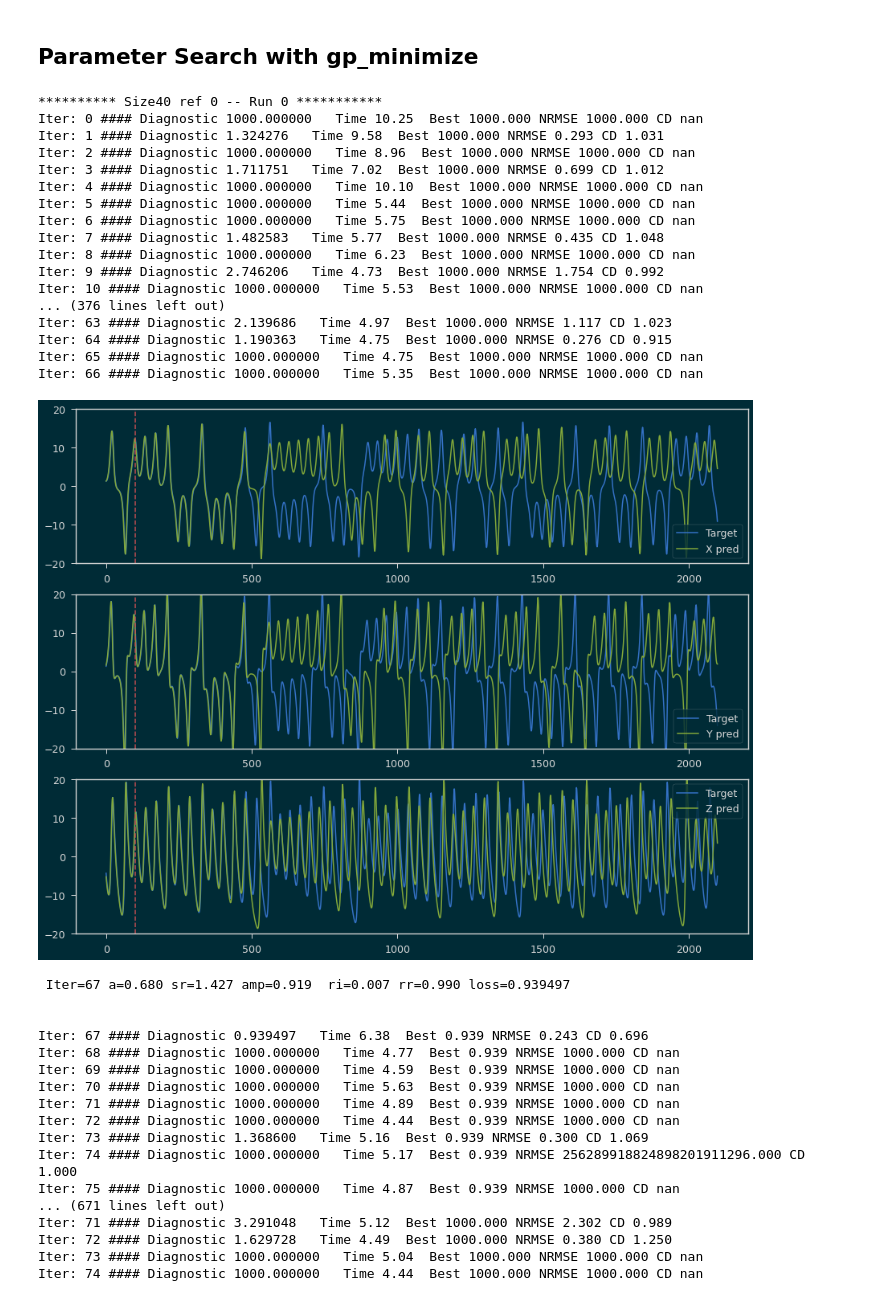
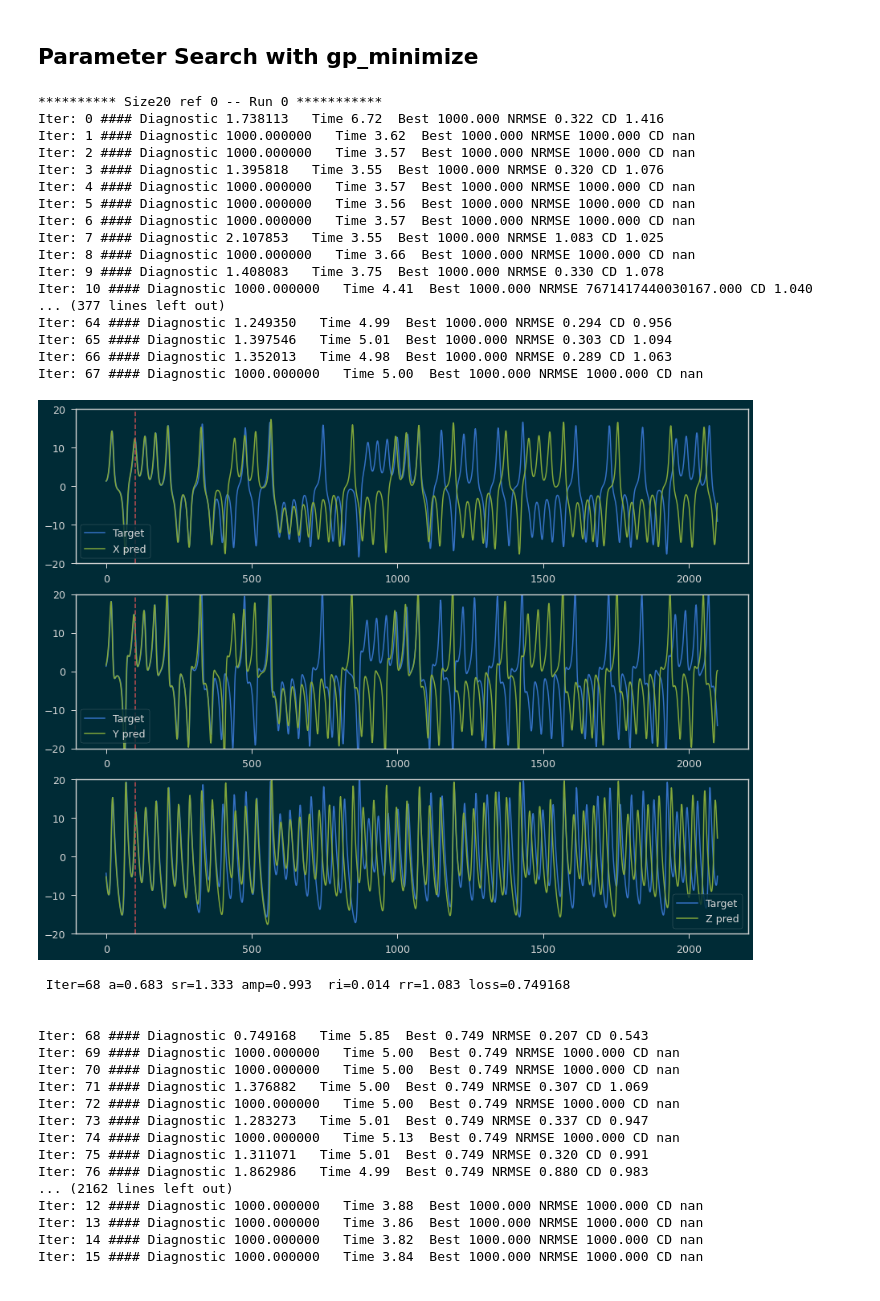
Before and after one commit to BrianWhiteaker/ChaosESN, a Jupyter notebook: L3D_loop.ipynb, the cells around one changed output. Cells and saved outputs as stored; diff of their text form; code cells hidden in the pictures.

Commit message:
size N=10 runs

```diff
--- a/L3D_loop.ipynb
+++ b/L3D_loop.ipynb
@@ -292,7 +292,7 @@ def loop(a=1.0,sr=1.0,amp=1.0,ri=1.0,rr=1.0):
 CALLS = 100
 s = torch.torch.from_numpy(signal).cuda(DEVICE).type(dtype)
 # Skipped N=1000,900,800
-size = [40,30,20,10]
+size = [20,10]
 rand_state = [11,37,3,24,91]
 
 for N in size:
@@ -319,65 +319,65 @@ for N in size:
             running_error = 1000
             counter = 0
             print(f'********** Size{N} ref {ref} -- Run {rn} ***********')
             result_gp = gp_minimize(loop,
                                     space,
                                     n_calls=CALLS,
                                     random_state=rand_state[rn],
                                     n_jobs=-1,
                                     n_initial_points=100)
             print(f'\nRun: {rn} Best result = {result_gp.fun}')
             names = ['a','sr','amp','ri','rr']
             for i in range(len(space)):
                 print(f'{names[i]} = {result_gp.x[i]}')
 
         min_a, max_a   = resize_spaces(min_a, max_a,
                                        np.array(alphas),
                                        isAlpha=True)
         min_sr, max_sr = resize_spaces(min_sr, max_sr, np.array(rhos))
         min_g, max_g   = resize_spaces(min_g, max_g, np.array(gammas))
         min_ri, max_ri = resize_spaces(min_ri, max_ri, np.array(inScales))
         min_rr, max_rr = resize_spaces(min_rr, max_rr, np.array(resScales))
         print('Refined search bounds:\n')
         print(f'Alpha ({min_a}, {max_a})\n')
         print(f'Rho ({min_sr}, {max_sr})\n')
         print(f'Gamma ({min_g}, {max_g})\n')
         print(f'r-in ({min_ri}, {max_ri})\n')
         print(f'r-res ({min_rr}, {max_rr})\n')
         end = time.time()-start
         print(f'End Refinement Run {ref} Time {end:.3f}')
 # %% [output]
-********** Size40 ref 0 -- Run 0 ***********
-Iter: 0 #### Diagnostic 1000.000000   Time 10.25  Best 1000.000 NRMSE 1000.000 CD nan
-Iter: 1 #### Diagnostic 1.324276   Time 9.58  Best 1000.000 NRMSE 0.293 CD 1.031
-Iter: 2 #### Diagnostic 1000.000000   Time 8.96  Best 1000.000 NRMSE 1000.000 CD nan
-Iter: 3 #### Diagnostic 1.711751   Time 7.02  Best 1000.000 NRMSE 0.699 CD 1.012
-Iter: 4 #### Diagnostic 1000.000000   Time 10.10  Best 1000.000 NRMSE 1000.000 CD nan
-Iter: 5 #### Diagnostic 1000.000000   Time 5.44  Best 1000.000 NRMSE 1000.000 CD nan
-Iter: 6 #### Diagnostic 1000.000000   Time 5.75  Best 1000.000 NRMSE 1000.000 CD nan
-Iter: 7 #### Diagnostic 1.482583   Time 5.77  Best 1000.000 NRMSE 0.435 CD 1.048
-Iter: 8 #### Diagnostic 1000.000000   Time 6.23  Best 1000.000 NRMSE 1000.000 CD nan
-Iter: 9 #### Diagnostic 2.746206   Time 4.73  Best 1000.000 NRMSE 1.754 CD 0.992
-Iter: 10 #### Diagnostic 1000.000000   Time 5.53  Best 1000.000 NRMSE 1000.000 CD nan
-... (376 lines left out)
-Iter: 63 #### Diagnostic 2.139686   Time 4.97  Best 1000.000 NRMSE 1.117 CD 1.023
-Iter: 64 #### Diagnostic 1.190363   Time 4.75  Best 1000.000 NRMSE 0.276 CD 0.915
-Iter: 65 #### Diagnostic 1000.000000   Time 4.75  Best 1000.000 NRMSE 1000.000 CD nan
-Iter: 66 #### Diagnostic 1000.000000   Time 5.35  Best 1000.000 NRMSE 1000.000 CD nan
+********** Size20 ref 0 -- Run 0 ***********
+Iter: 0 #### Diagnostic 1.738113   Time 6.72  Best 1000.000 NRMSE 0.322 CD 1.416
+Iter: 1 #### Diagnostic 1000.000000   Time 3.62  Best 1000.000 NRMSE 1000.000 CD nan
+Iter: 2 #### Diagnostic 1000.000000   Time 3.57  Best 1000.000 NRMSE 1000.000 CD nan
+Iter: 3 #### Diagnostic 1.395818   Time 3.55  Best 1000.000 NRMSE 0.320 CD 1.076
+Iter: 4 #### Diagnostic 1000.000000   Time 3.57  Best 1000.000 NRMSE 1000.000 CD nan
+Iter: 5 #### Diagnostic 1000.000000   Time 3.56  Best 1000.000 NRMSE 1000.000 CD nan
+Iter: 6 #### Diagnostic 1000.000000   Time 3.57  Best 1000.000 NRMSE 1000.000 CD nan
+Iter: 7 #### Diagnostic 2.107853   Time 3.55  Best 1000.000 NRMSE 1.083 CD 1.025
+Iter: 8 #### Diagnostic 1000.000000   Time 3.66  Best 1000.000 NRMSE 1000.000 CD nan
+Iter: 9 #### Diagnostic 1.408083   Time 3.75  Best 1000.000 NRMSE 0.330 CD 1.078
+Iter: 10 #### Diagnostic 1000.000000   Time 4.41  Best 1000.000 NRMSE 7671417440030167.000 CD 1.040
+... (377 lines left out)
+Iter: 64 #### Diagnostic 1.249350   Time 4.99  Best 1000.000 NRMSE 0.294 CD 0.956
+Iter: 65 #### Diagnostic 1.397546   Time 5.01  Best 1000.000 NRMSE 0.303 CD 1.094
+Iter: 66 #### Diagnostic 1.352013   Time 4.98  Best 1000.000 NRMSE 0.289 CD 1.063
+Iter: 67 #### Diagnostic 1000.000000   Time 5.00  Best 1000.000 NRMSE 1000.000 CD nan
-[figure, old version]
+[figure, new version]
- Iter=67 a=0.680 sr=1.427 amp=0.919  ri=0.007 rr=0.990 loss=0.939497
+ Iter=68 a=0.683 sr=1.333 amp=0.993  ri=0.014 rr=1.083 loss=0.749168
 
 
-Iter: 67 #### Diagnostic 0.939497   Time 6.38  Best 0.939 NRMSE 0.243 CD 0.696
-Iter: 68 #### Diagnostic 1000.000000   Time 4.77  Best 0.939 NRMSE 1000.000 CD nan
-Iter: 69 #### Diagnostic 1000.000000   Time 4.59  Best 0.939 NRMSE 1000.000 CD nan
-Iter: 70 #### Diagnostic 1000.000000   Time 5.63  Best 0.939 NRMSE 1000.000 CD nan
-Iter: 71 #### Diagnostic 1000.000000   Time 4.89  Best 0.939 NRMSE 1000.000 CD nan
-Iter: 72 #### Diagnostic 1000.000000   Time 4.44  Best 0.939 NRMSE 1000.000 CD nan
-Iter: 73 #### Diagnostic 1.368600   Time 5.16  Best 0.939 NRMSE 0.300 CD 1.069
-Iter: 74 #### Diagnostic 1000.000000   Time 5.17  Best 0.939 NRMSE 256289918824898201911296.000 CD 1.000
-Iter: 75 #### Diagnostic 1000.000000   Time 4.87  Best 0.939 NRMSE 1000.000 CD nan
-... (671 lines left out)
-Iter: 71 #### Diagnostic 3.291048   Time 5.12  Best 1000.000 NRMSE 2.302 CD 0.989
-Iter: 72 #### Diagnostic 1.629728   Time 4.49  Best 1000.000 NRMSE 0.380 CD 1.250
-Iter: 73 #### Diagnostic 1000.000000   Time 5.04  Best 1000.000 NRMSE 1000.000 CD nan
-Iter: 74 #### Diagnostic 1000.000000   Time 4.44  Best 1000.000 NRMSE 1000.000 CD nan
+Iter: 68 #### Diagnostic 0.749168   Time 5.85  Best 0.749 NRMSE 0.207 CD 0.543
+Iter: 69 #### Diagnostic 1000.000000   Time 5.00  Best 0.749 NRMSE 1000.000 CD nan
+Iter: 70 #### Diagnostic 1000.000000   Time 5.00  Best 0.749 NRMSE 1000.000 CD nan
+Iter: 71 #### Diagnostic 1.376882   Time 5.00  Best 0.749 NRMSE 0.307 CD 1.069
+Iter: 72 #### Diagnostic 1000.000000   Time 5.00  Best 0.749 NRMSE 1000.000 CD nan
+Iter: 73 #### Diagnostic 1.283273   Time 5.01  Best 0.749 NRMSE 0.337 CD 0.947
+Iter: 74 #### Diagnostic 1000.000000   Time 5.13  Best 0.749 NRMSE 1000.000 CD nan
+Iter: 75 #### Diagnostic 1.311071   Time 5.01  Best 0.749 NRMSE 0.320 CD 0.991
+Iter: 76 #### Diagnostic 1.862986   Time 4.99  Best 0.749 NRMSE 0.880 CD 0.983
+... (2162 lines left out)
+Iter: 12 #### Diagnostic 1000.000000   Time 3.88  Best 1000.000 NRMSE 1000.000 CD nan
+Iter: 13 #### Diagnostic 1000.000000   Time 3.86  Best 1000.000 NRMSE 1000.000 CD nan
+Iter: 14 #### Diagnostic 1000.000000   Time 3.82  Best 1000.000 NRMSE 1000.000 CD nan
+Iter: 15 #### Diagnostic 1000.000000   Time 3.84  Best 1000.000 NRMSE 1000.000 CD nan
```
Also changed, not shown: parts of 1 cell of this notebook, 1 other file.
